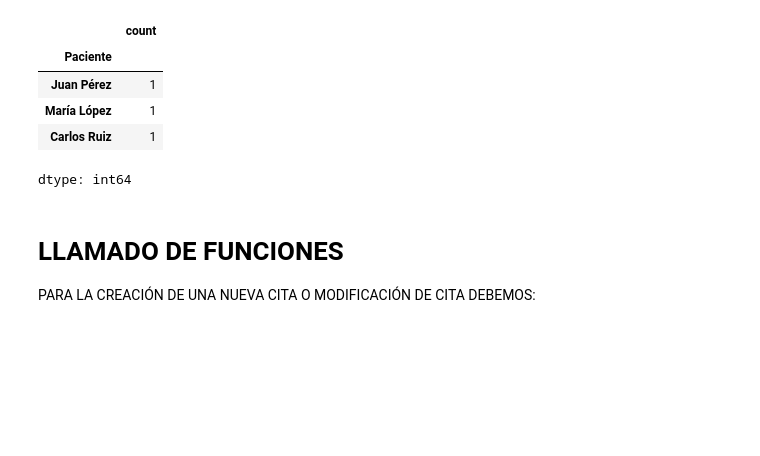
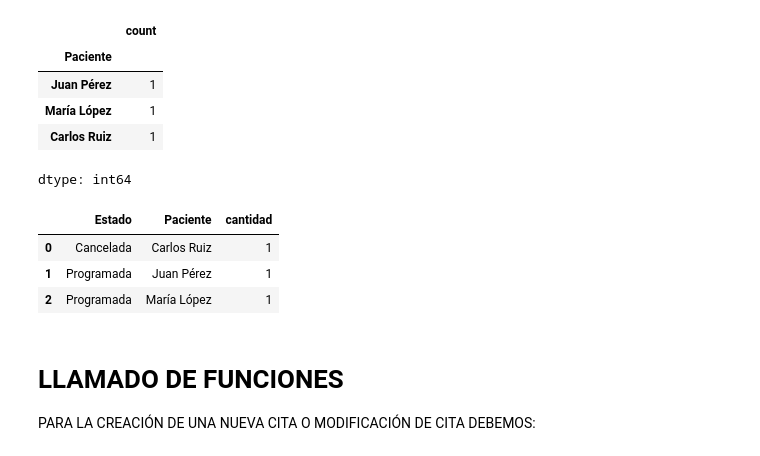
Before and after one commit to RogerReateguiUTEC/Tareas_Programacion101, a Jupyter notebook: Copia_de_Examen_Final_Programacion_101.ipynb, the cells around one changed output. Saved outputs shown, nothing was run; the diff lists cells and outputs as text; code cells hidden in the pictures; blank space fills up the shorter version.

```diff
--- a/Copia_de_Examen_Final_Programacion_101.ipynb
+++ b/Copia_de_Examen_Final_Programacion_101.ipynb
@@ -163,6 +169,14 @@ pacientes.head()
 | María López | 1 |
 | Carlos Ruiz | 1 |
 dtype: int64
+# %%
+agrupamiento = citas.groupby(['Estado', 'Paciente']).size().reset_index(name='cantidad')
+agrupamiento.head()
+# %% [output]
+|  | Estado | Paciente | cantidad |
+| 0 | Cancelada | Carlos Ruiz | 1 |
+| 1 | Programada | Juan Pérez | 1 |
+| 2 | Programada | María López | 1 |
 # %% [markdown]
 # LLAMADO DE FUNCIONES
 
```
Also changed, not shown: parts of 6 cells of this notebook.
